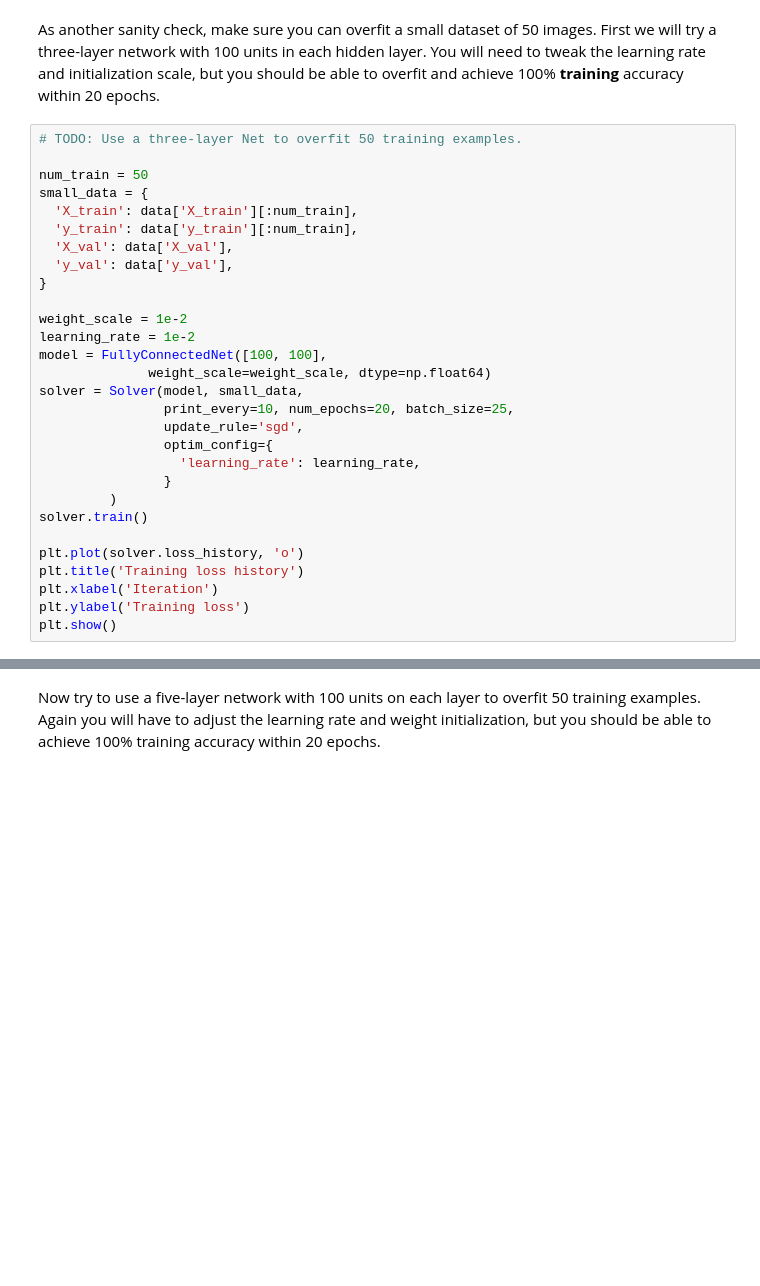
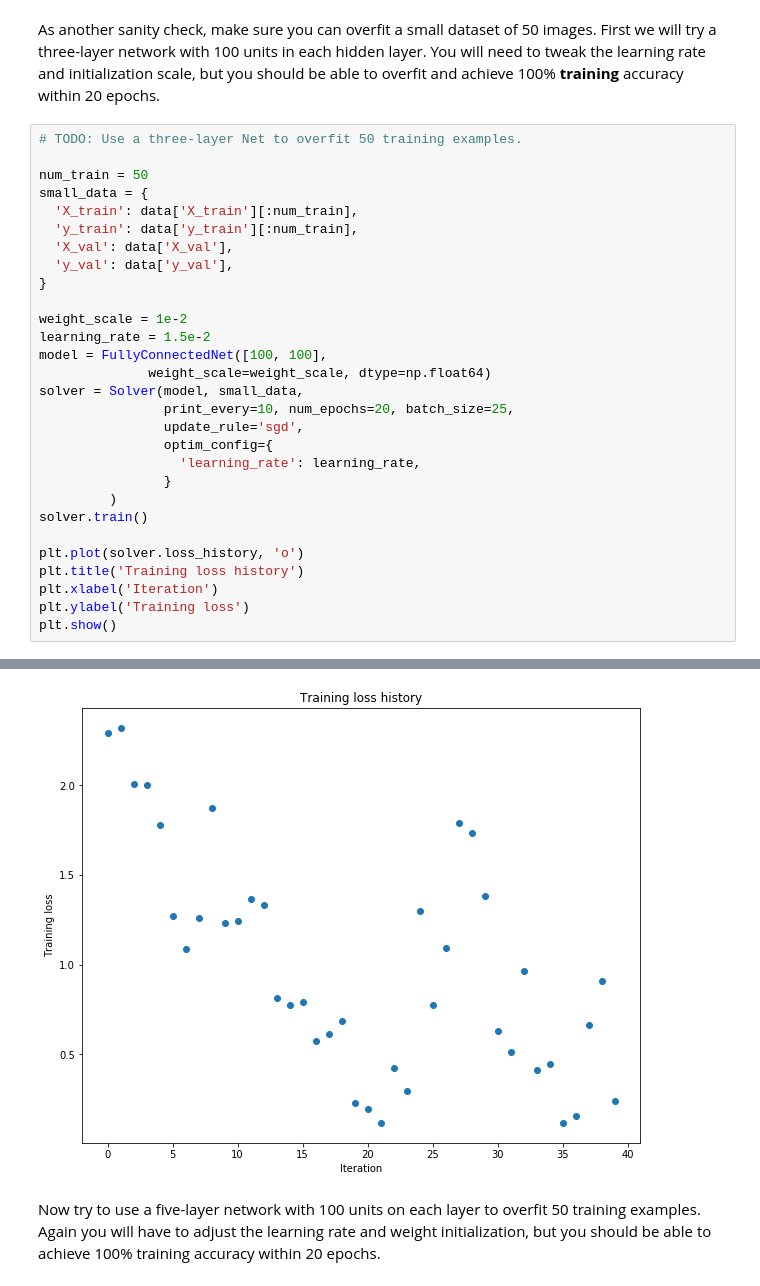
Before and after one commit to ga53kaj/in2346, a Jupyter notebook: exercise_2/1_FullyConnectedNets.ipynb, the cells around one changed output, grey strips where cells are left out. Drawn from its saved outputs; the diff is of its cells as text; blank space fills up the shorter version.

```diff
--- a/exercise_2/1_FullyConnectedNets.ipynb
+++ b/exercise_2/1_FullyConnectedNets.ipynb
@@ -414,7 +426,7 @@ small_data = {
 }
 
 weight_scale = 1e-2
-learning_rate = 1e-2
+learning_rate = 1.5e-2
 model = FullyConnectedNet([100, 100],
               weight_scale=weight_scale, dtype=np.float64)
 solver = Solver(model, small_data,
@@ -431,3 +443,4 @@ plt.title('Training loss history')
 plt.xlabel('Iteration')
 plt.ylabel('Training loss')
 plt.show()
+# %% [output]
@@ -434,3 +464,4 @@ plt.show()
+[figure, added]
 # %% [markdown]
 Now try to use a five-layer network with 100 units on each layer to overfit 50 training examples. Again you will have to adjust the learning rate and weight initialization, but you should be able to achieve 100% training accuracy within 20 epochs.
 # %%
```
Also changed, not shown: parts of 14 cells of this notebook, 2 other files.
